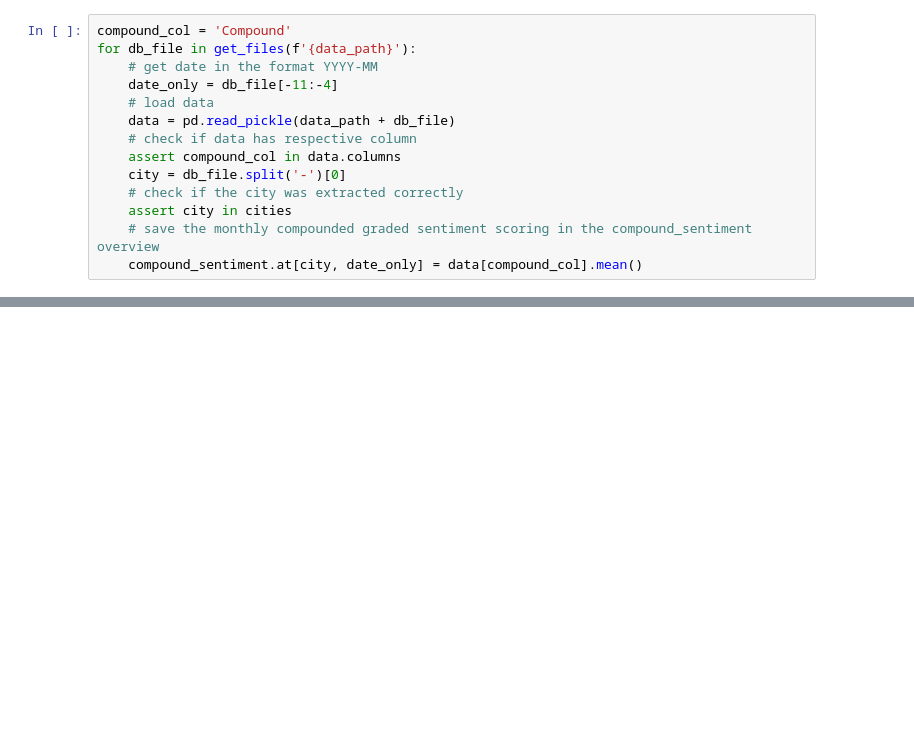
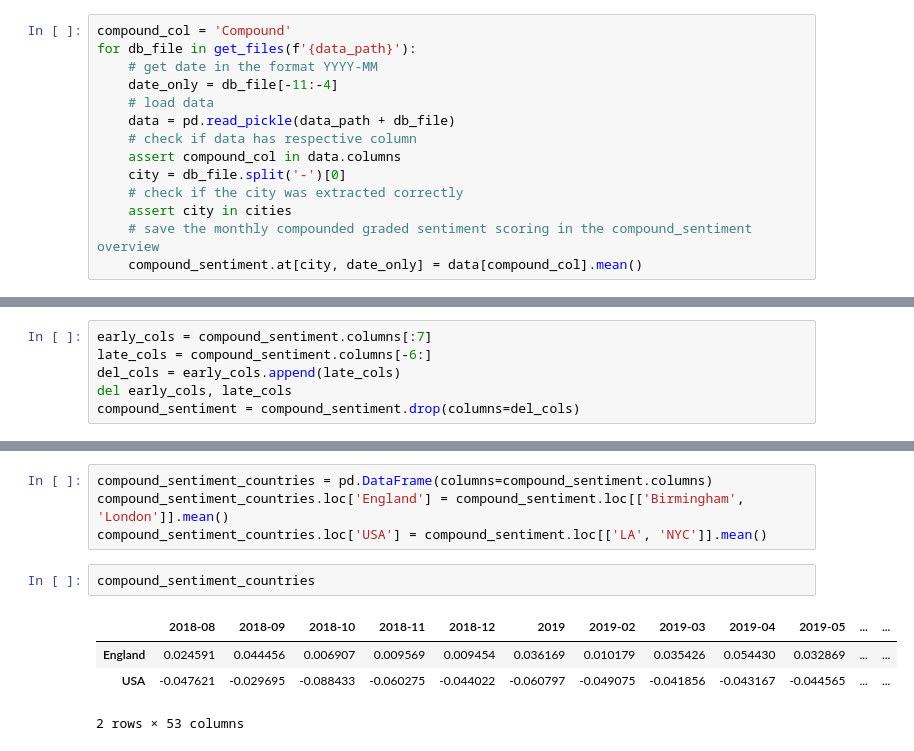
Before and after one commit to lgiesen/twitter-sentiment-analysis-politicians, a Jupyter notebook: 4_analysis.ipynb, the cells around one changed output, grey strips where cells are left out. Drawn from its saved outputs; the diff is of its cells as text; blank space fills up the shorter version.

```diff
--- a/4_analysis.ipynb
+++ b/4_analysis.ipynb
@@ -80,3 +79,9 @@ compound_sentiment
 | London | NaN | NaN | NaN | NaN | NaN | NaN | NaN | 0.013491 | 0.033352 | -0.001808 | ... | ... |
 | NYC | -0.025664 | -0.059763 | -0.038739 | -0.040105 | -0.066766 | -0.070282 | -0.040641 | -0.052311 | -0.029729 | -0.090032 | ... | ... |
 4 rows × 60 columns
+# %%
+early_cols = compound_sentiment.columns[:7]
+late_cols = compound_sentiment.columns[-6:]
+del_cols = early_cols.append(late_cols)
+del early_cols, late_cols
+compound_sentiment = compound_sentiment.drop(columns=del_cols)
@@ -102,0 +123,11 @@ plt.show()
+# %%
+compound_sentiment_countries = pd.DataFrame(columns=compound_sentiment.columns)
+compound_sentiment_countries.loc['England'] = compound_sentiment.loc[['Birmingham', 'London']].mean()
+compound_sentiment_countries.loc['USA'] = compound_sentiment.loc[['LA', 'NYC']].mean()
+# %%
+compound_sentiment_countries
+# %% [output]
+|  | 2018-08 | 2018-09 | 2018-10 | 2018-11 | 2018-12 | 2019 | 2019-02 | 2019-03 | 2019-04 | 2019-05 | ... | ... |
+| England | 0.024591 | 0.044456 | 0.006907 | 0.009569 | 0.009454 | 0.036169 | 0.010179 | 0.035426 | 0.054430 | 0.032869 | ... | ... |
+| USA | -0.047621 | -0.029695 | -0.088433 | -0.060275 | -0.044022 | -0.060797 | -0.049075 | -0.041856 | -0.043167 | -0.044565 | ... | ... |
+2 rows × 53 columns
```
Also changed, not shown: parts of 8 cells of this notebook, 1 other file.
